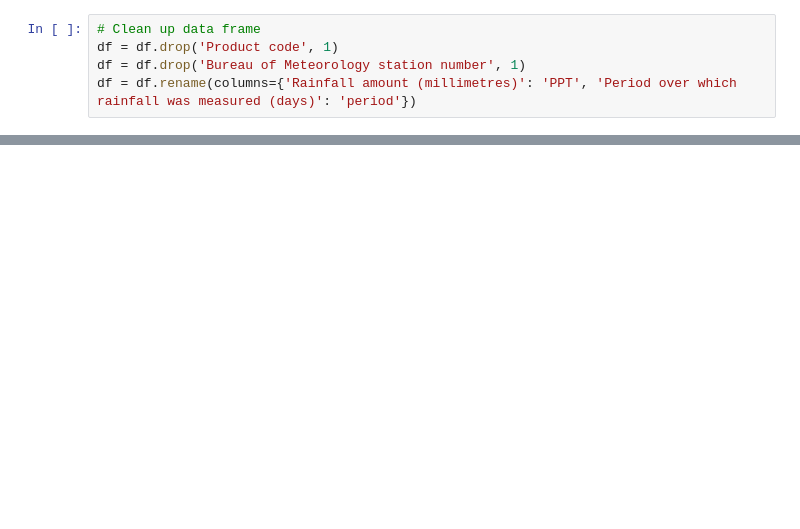
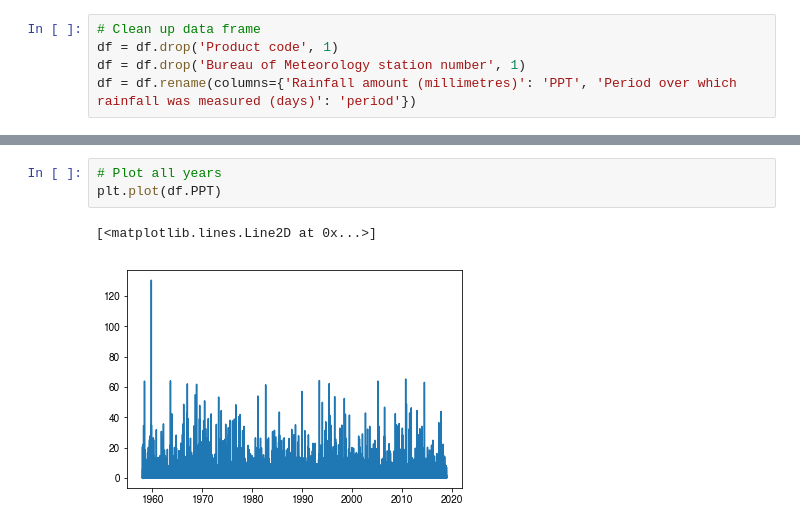
Before and after one commit to mdekauwe/TasFACE_rainfall, a Jupyter notebook: TasFACE_rainfall_analysis.ipynb, the cells around one changed output, grey strips where cells are left out. Cells and saved outputs as stored; diff of their text form; blank space fills up the shorter version.

```diff
--- a/TasFACE_rainfall_analysis.ipynb
+++ b/TasFACE_rainfall_analysis.ipynb
@@ -17 +32,7 @@ df = df.rename(columns={'Rainfall amount (millimetres)': 'PPT', 'Period over whi
+# %%
+# Plot all years
+plt.plot(df.PPT)
+# %% [output]
+[<matplotlib.lines.Line2D at 0x...>]
+[figure, added]
 # %%
```
Also changed, not shown: parts of 17 cells of this notebook, 1 other file.
